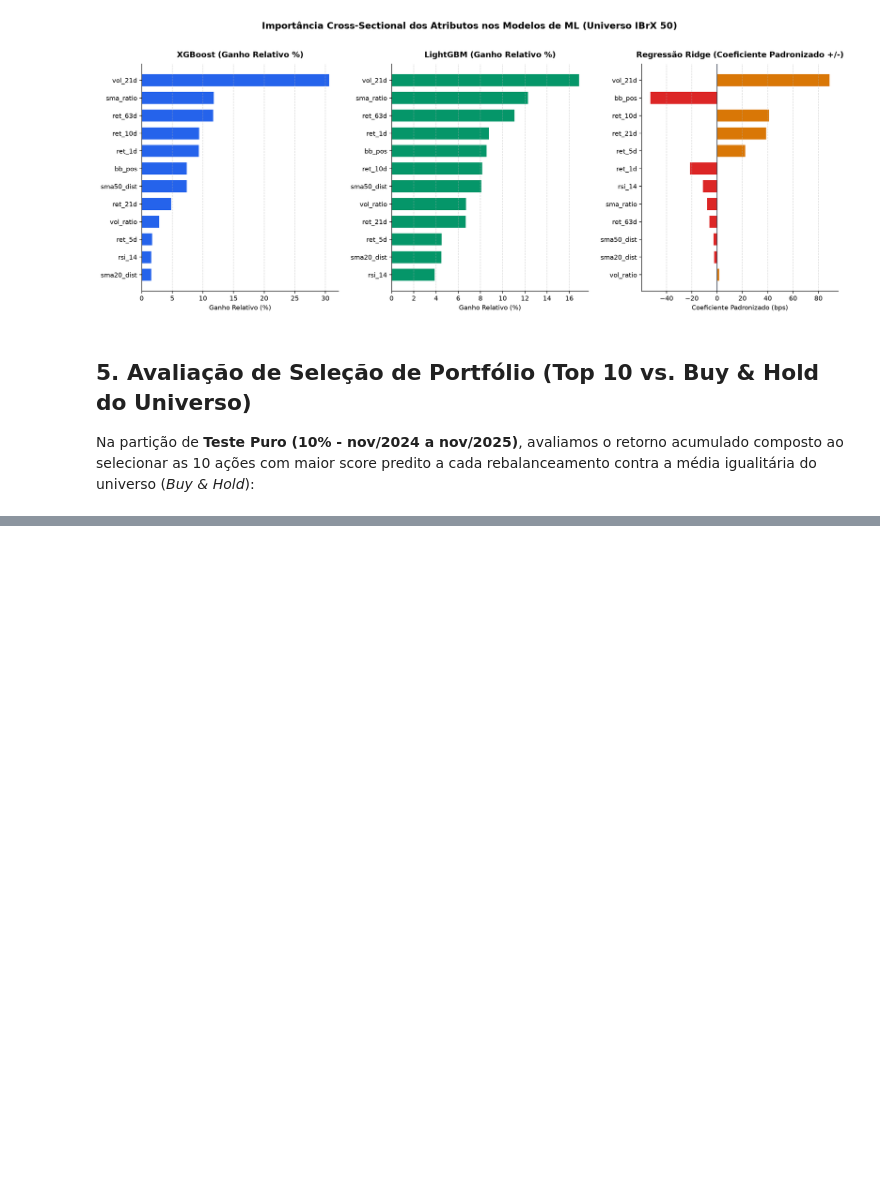
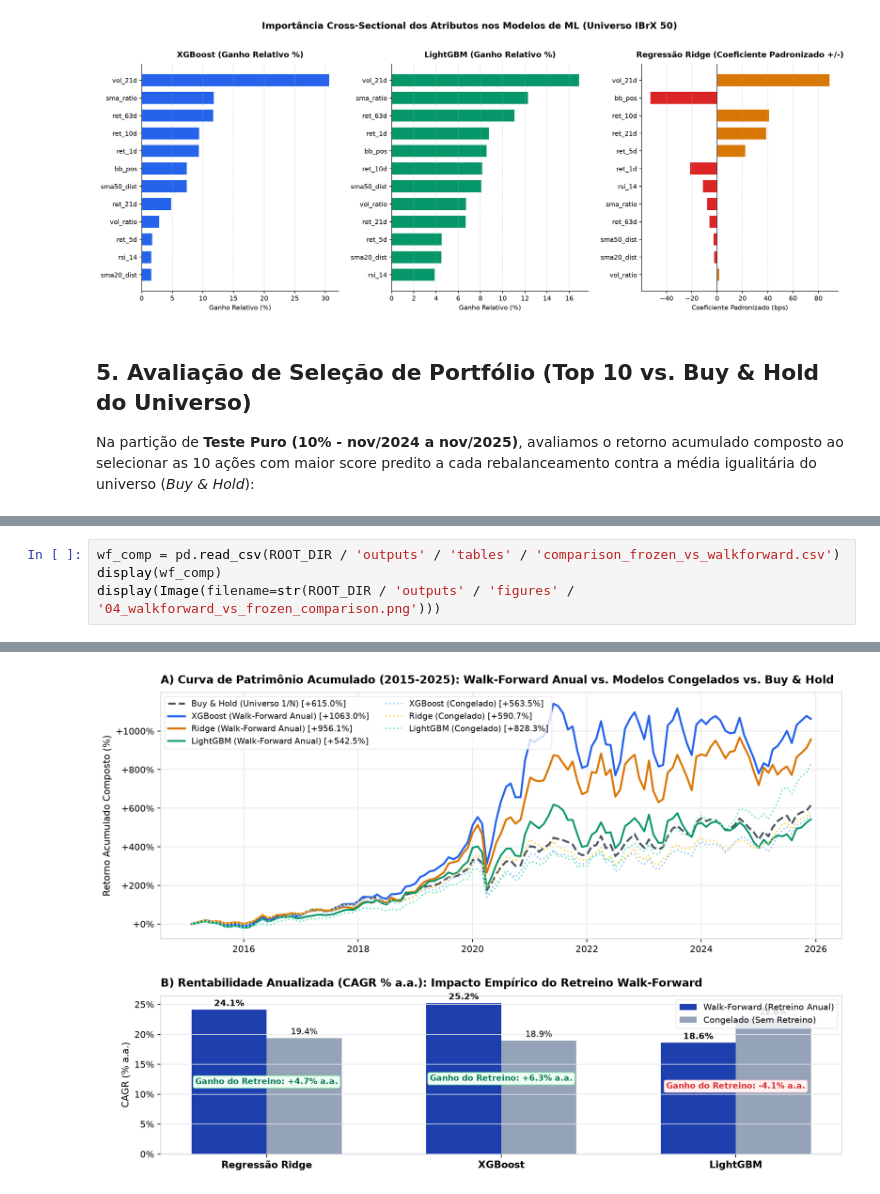
Before and after one commit to pdromls/Quant-ML-B3-Portfolio, a Jupyter notebook: notebooks/01_ml_quant_strategies_b3.ipynb, the cells around one changed output, grey strips where cells are left out. Drawn from its saved outputs; the diff is of its cells as text; blank space fills up the shorter version.

```diff
--- a/notebooks/01_ml_quant_strategies_b3.ipynb
+++ b/notebooks/01_ml_quant_strategies_b3.ipynb
@@ -113,0 +126,5 @@ display(Image(filename=str(ROOT_DIR / "outputs" / "figures" / "03_top10_cumulati
+# %%
+wf_comp = pd.read_csv(ROOT_DIR / 'outputs' / 'tables' / 'comparison_frozen_vs_walkforward.csv')
+display(wf_comp)
+display(Image(filename=str(ROOT_DIR / 'outputs' / 'figures' / '04_walkforward_vs_frozen_comparison.png')))
+# %% [output]
@@ -113,0 +139 @@ display(Image(filename=str(ROOT_DIR / "outputs" / "figures" / "03_top10_cumulati
+[figure, added]
```
Also changed, not shown: parts of 6 cells of this notebook, 31 other files.
